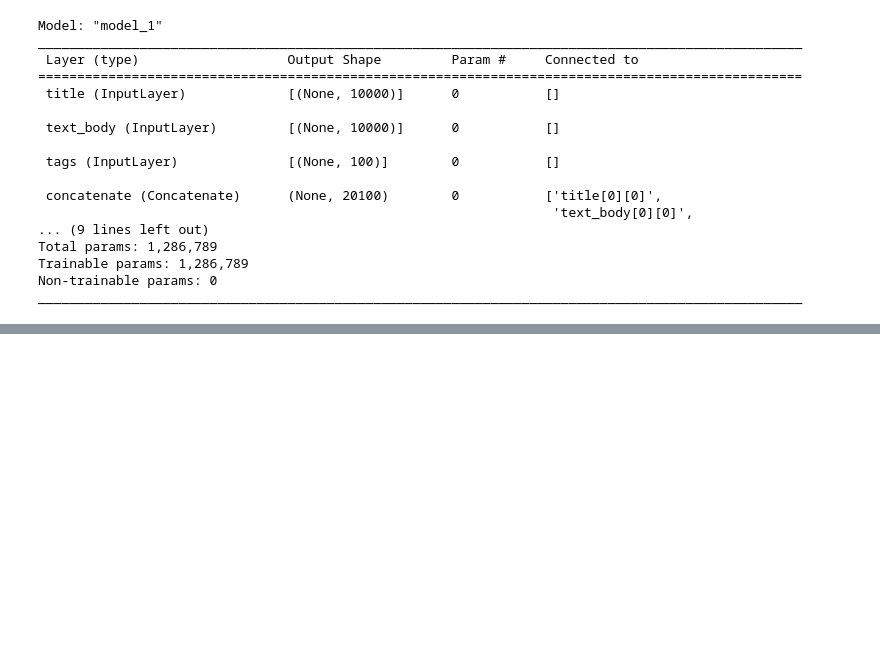
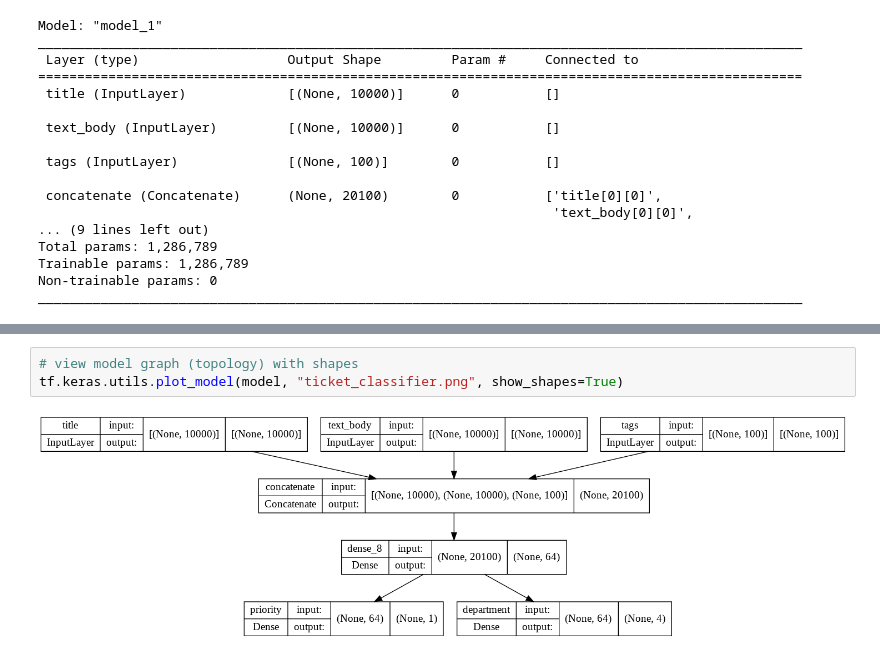
Before and after one commit to hiydavid/tfdev-learning, a Jupyter notebook: DLWP/ch7_working_with_keras.ipynb, the cells around one changed output, grey strips where cells are left out. Drawn from its saved outputs; the diff is of its cells as text; blank space fills up the shorter version.

```diff
--- a/DLWP/ch7_working_with_keras.ipynb
+++ b/DLWP/ch7_working_with_keras.ipynb
@@ -293,0 +303,5 @@ priority_preds, department_preds = model.predict(
+# %%
+# view model graph (topology) with shapes
+tf.keras.utils.plot_model(model, "ticket_classifier.png", show_shapes=True)
+# %% [output]
+[figure, added]
```
Also changed, not shown: parts of 9 cells of this notebook.
